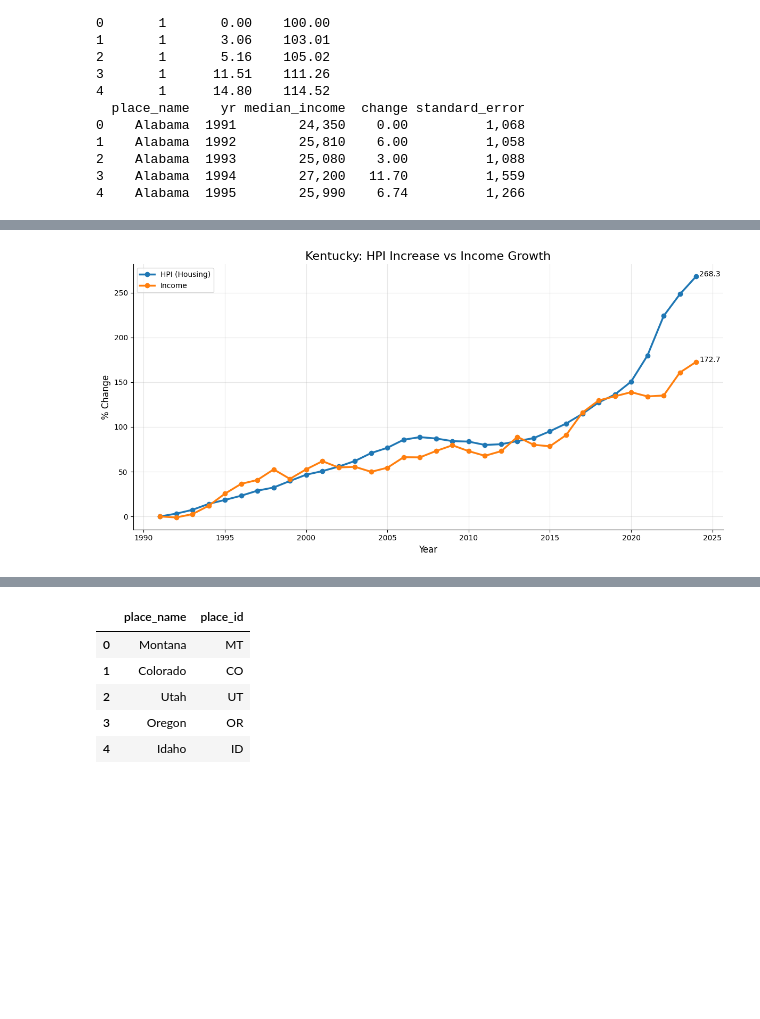
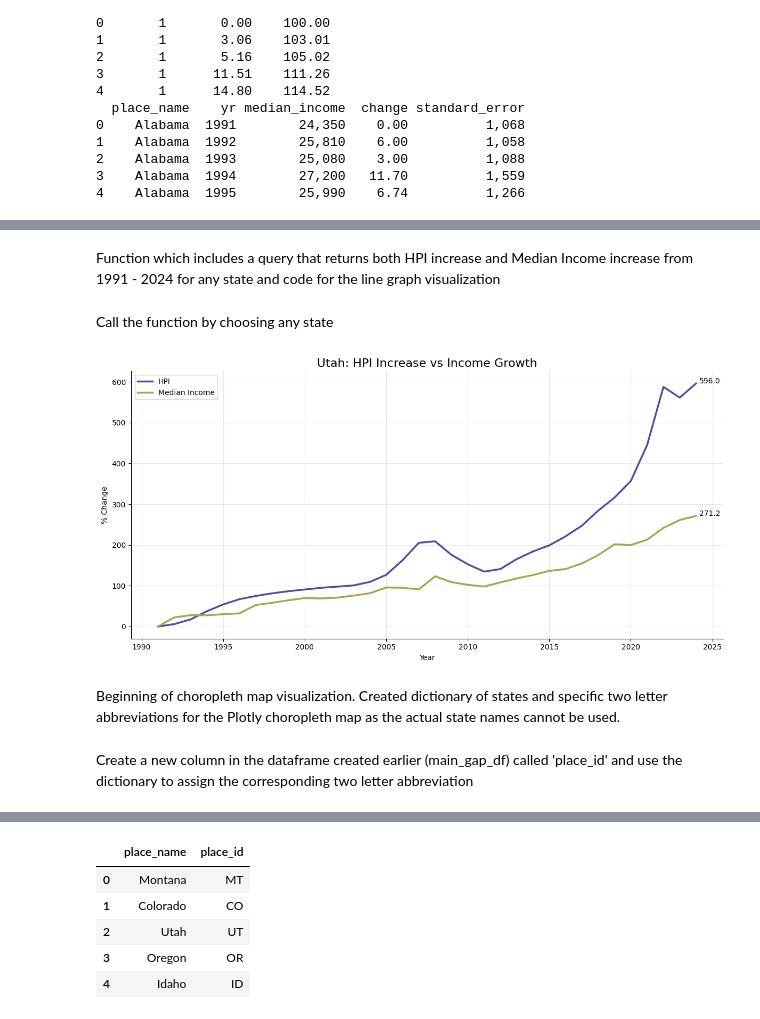
Before and after one commit to rhyman7/Home_Price_v_Median_Income_1991-2024, a Jupyter notebook: sql_and_visuals.ipynb, the cells around one changed output, grey strips where cells are left out. Saved outputs shown, nothing was run; the diff lists cells and outputs as text; code cells hidden in the pictures; blank space fills up the shorter version.

Commit message:
added scatterplot, added additional line graph, completed markdown, updated colors

```diff
--- a/sql_and_visuals.ipynb
+++ b/sql_and_visuals.ipynb
@@ -337,0 +311,2 @@ def plot_state_hpi_vs_income(state):
+# %% [markdown]
+Function which includes a query that returns both HPI increase and Median Income increase from 1991 - 2024 for any state and code for the line graph visualization
@@ -338,4 +372,6 @@ def plot_state_hpi_vs_income(state):
+# %% [markdown]
+Call the function by choosing any state
 # %%
-plot_state_hpi_vs_income('Kentucky')
+plot_state_hpi_vs_income('Utah')
 # %% [output]
-[figure, old version]
+[figure, new version]
@@ -357,3 +378,5 @@ ORDER BY gap DESC
+# %% [markdown]
+Beginning of choropleth map visualization. Created dictionary of states and specific two letter abbreviations for the Plotly choropleth map as the actual state names cannot be used.
 # %%
 state_map = {
     'Alabama': 'AL','Alaska': 'AK','Arizona': 'AZ','Arkansas': 'AR',
@@ -370,4 +393,6 @@ state_map = {
     'Vermont': 'VT','Virginia': 'VA','Washington': 'WA','West Virginia': 'WV',
     'Wisconsin': 'WI','Wyoming': 'WY'
 }
+# %% [markdown]
+Create a new column in the dataframe created earlier (main_gap_df) called 'place_id' and use the dictionary to assign the corresponding two letter abbreviation
 # %%
```
Also changed, not shown: parts of 47 cells of this notebook, 4 other files.
